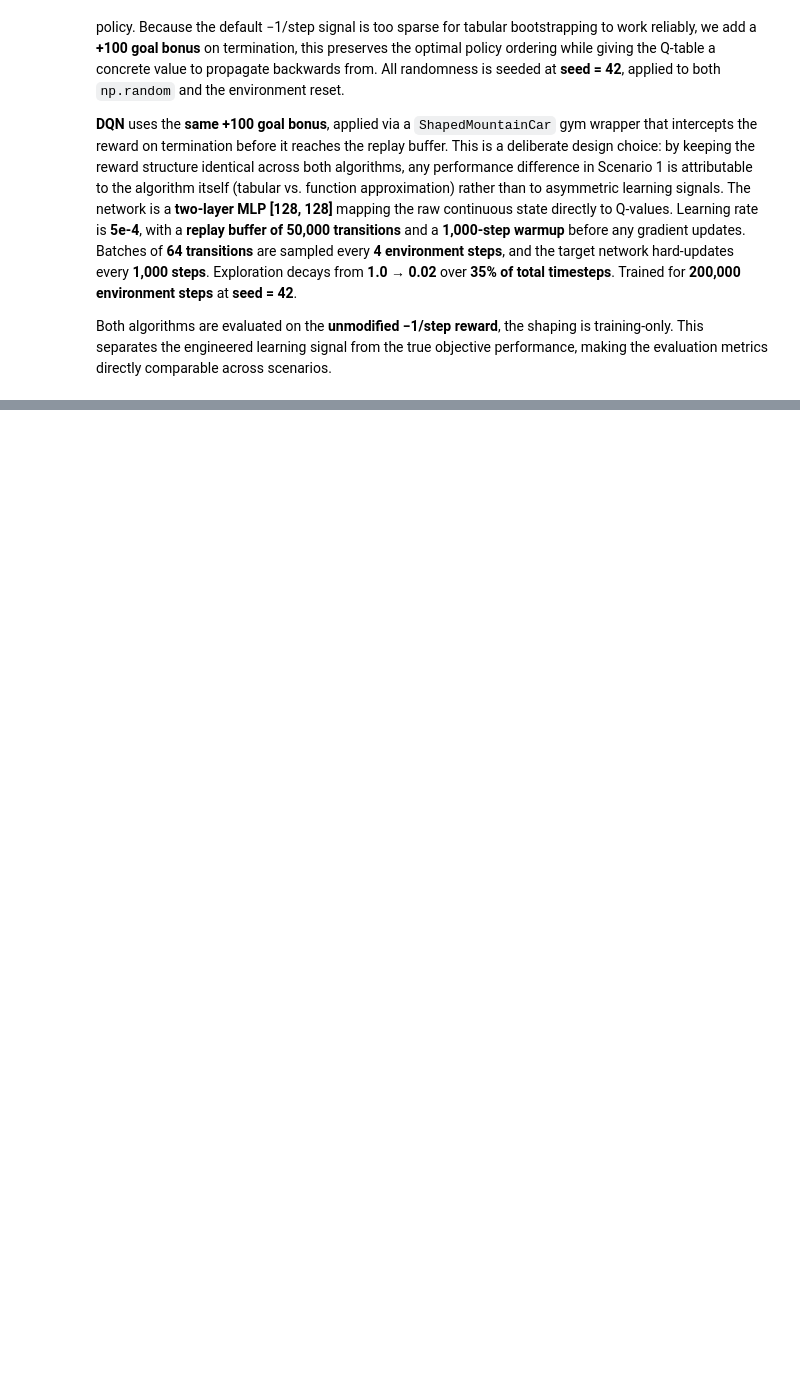
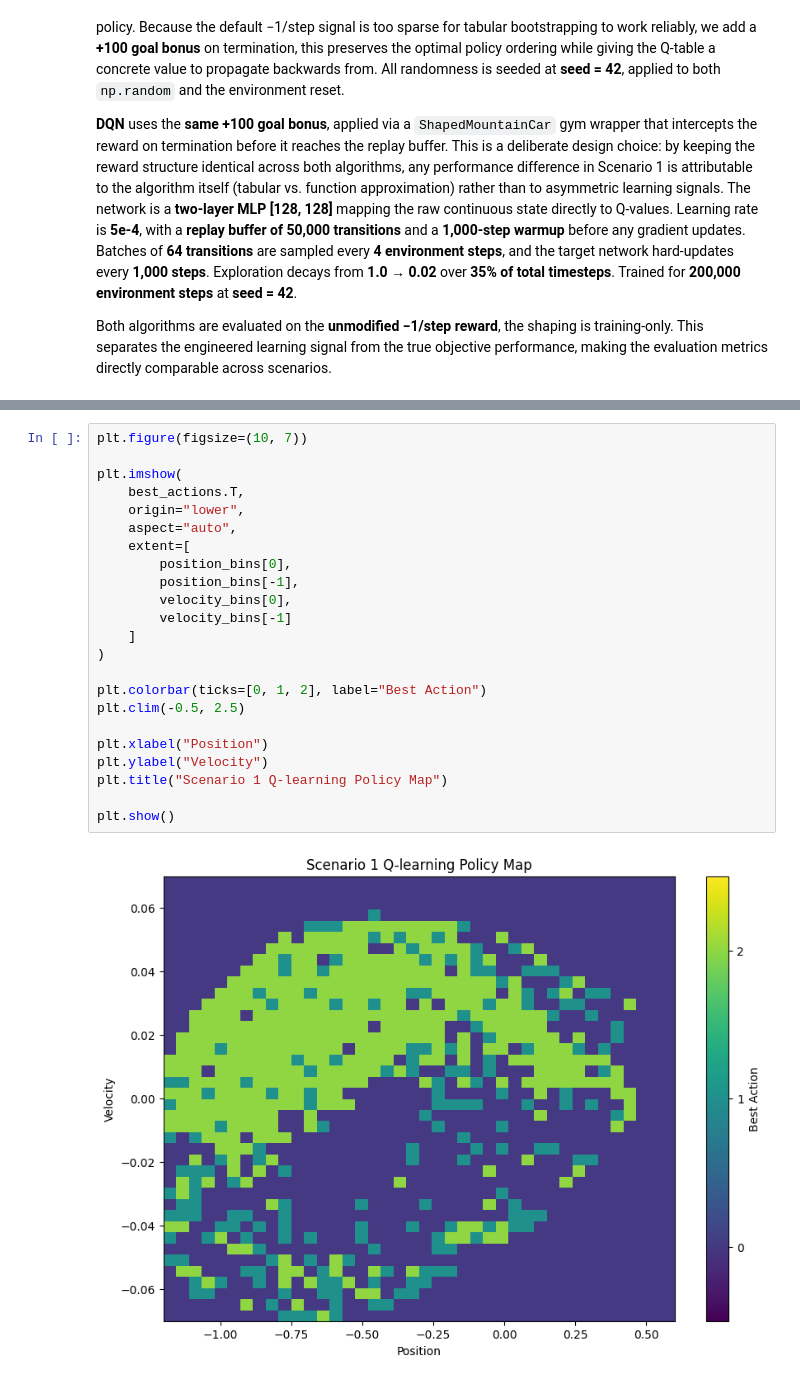
Before and after one commit to cayetana-h/TinderForRL, a Jupyter notebook: main_analysis.ipynb, the cells around one changed output, grey strips where cells are left out. Drawn from its saved outputs; the diff is of its cells as text; blank space fills up the shorter version.

```diff
--- a/main_analysis.ipynb
+++ b/main_analysis.ipynb
@@ -185,0 +330,25 @@ NameError: name 'gym' is not defined
+# %%
+plt.figure(figsize=(10, 7))
+
+plt.imshow(
+    best_actions.T,
+    origin="lower",
+    aspect="auto",
+    extent=[
+        position_bins[0],
+        position_bins[-1],
+        velocity_bins[0],
+        velocity_bins[-1]
+    ]
+)
+
+plt.colorbar(ticks=[0, 1, 2], label="Best Action")
+plt.clim(-0.5, 2.5)
+
+plt.xlabel("Position")
+plt.ylabel("Velocity")
+plt.title("Scenario 1 Q-learning Policy Map")
+
+plt.show()
+# %% [output]
+[figure, added]
```
Also changed, not shown: parts of 25 cells of this notebook.
